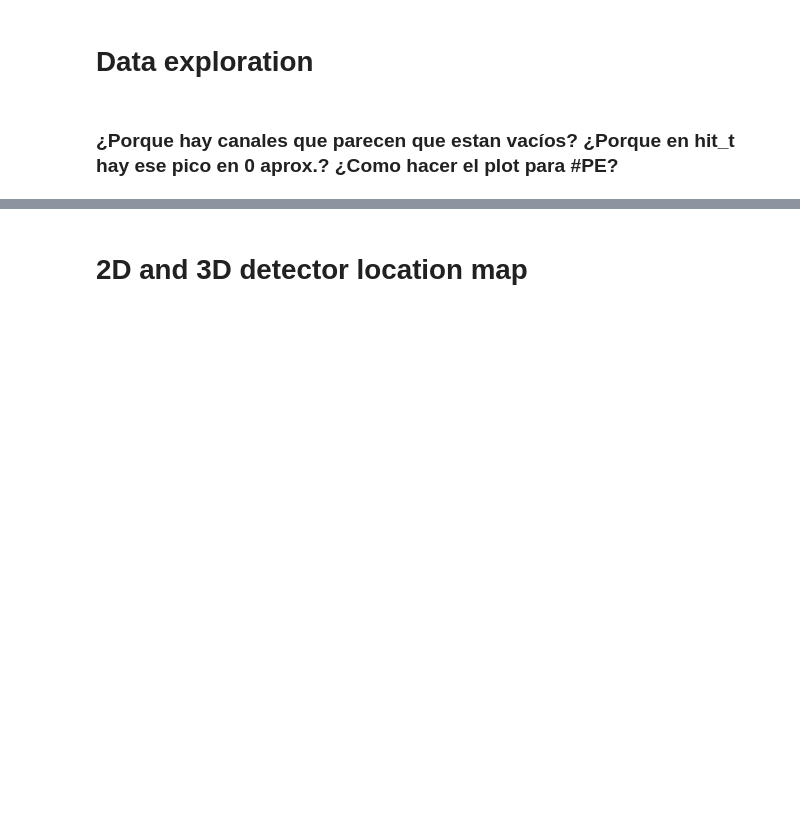
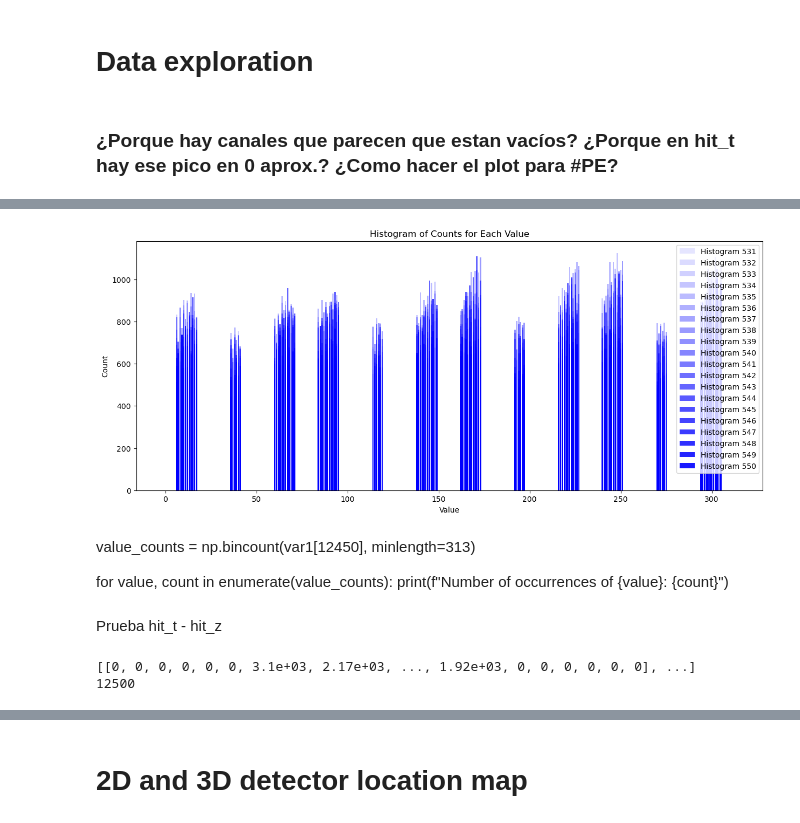
Before and after one commit to CIEMAT-Neutrino/AI_nuvT, a Jupyter notebook: nuvT_pred.ipynb, the cells around one changed output, grey strips where cells are left out. Drawn from its saved outputs; the diff is of its cells as text; code cells hidden in the pictures; blank space fills up the shorter version.

```diff
--- a/nuvT_pred.ipynb
+++ b/nuvT_pred.ipynb
@@ -601,0 +616,5 @@ sample_awkward_arrays_in_chunks(hit_t_filtered).shape
+# %%
+value_counts = np.bincount(flattened_hit_ch_filtered, minlength=313)
+
+for value, count in enumerate(value_counts):
+    print(f"Number of occurrences of {value}: {count}")
@@ -630,0 +663,32 @@ plt.show()
+# %%
+plt.figure(figsize=(15, 6))
+alpha_values = np.linspace(0.1, 0.9, 20)
+for i in range (530, 550):
+    value_counts = np.bincount(ak.flatten(hit_ch_filtered[i]), minlength=313)
+    plt.bar(range(len(value_counts)), value_counts, color='blue',alpha=alpha_values[i-530], label=f'Histogram {i+1}')
+
+# Add labels and title
+plt.xlabel('Value')
+plt.ylabel('Count')
+plt.title('Histogram of Counts for Each Value')
+plt.legend()
+# Show plot
+plt.show()
+# %% [output]
+[figure, added]
+# %% [markdown]
+value_counts = np.bincount(var1[12450], minlength=313)
+
+for value, count in enumerate(value_counts):
+    print(f"Number of occurrences of {value}: {count}")
+# %% [markdown]
+Prueba hit_t - hit_z
+# %%
+var1=optree['SimPhotonsperOpChVIS'].array()
+print(var1)
+#hit_nuvZ_filtered = [subarray for i, subarray in enumerate(hit_nuvZ) if i not in indices_to_eliminate]
+
+print(len(var1))
+# %% [output]
+[[0, 0, 0, 0, 0, 0, 3.1e+03, 2.17e+03, ..., 1.92e+03, 0, 0, 0, 0, 0, 0], ...]
+12500
```
Also changed, not shown: parts of 32 cells of this notebook, 3 other files.
